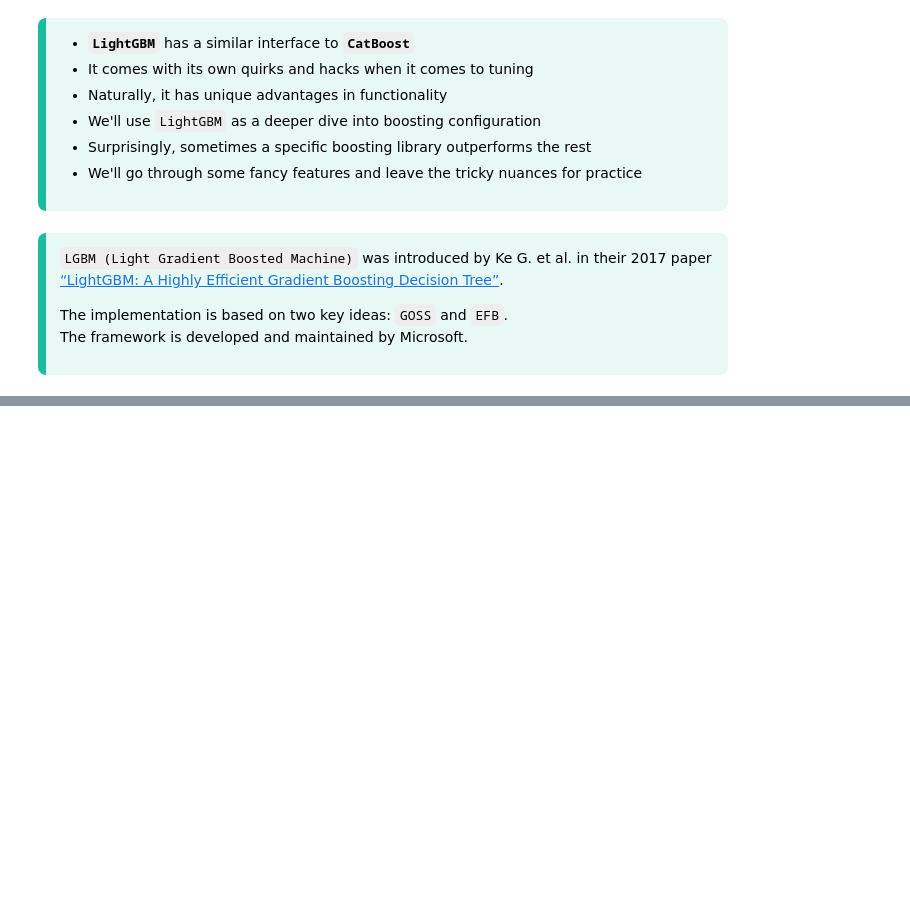
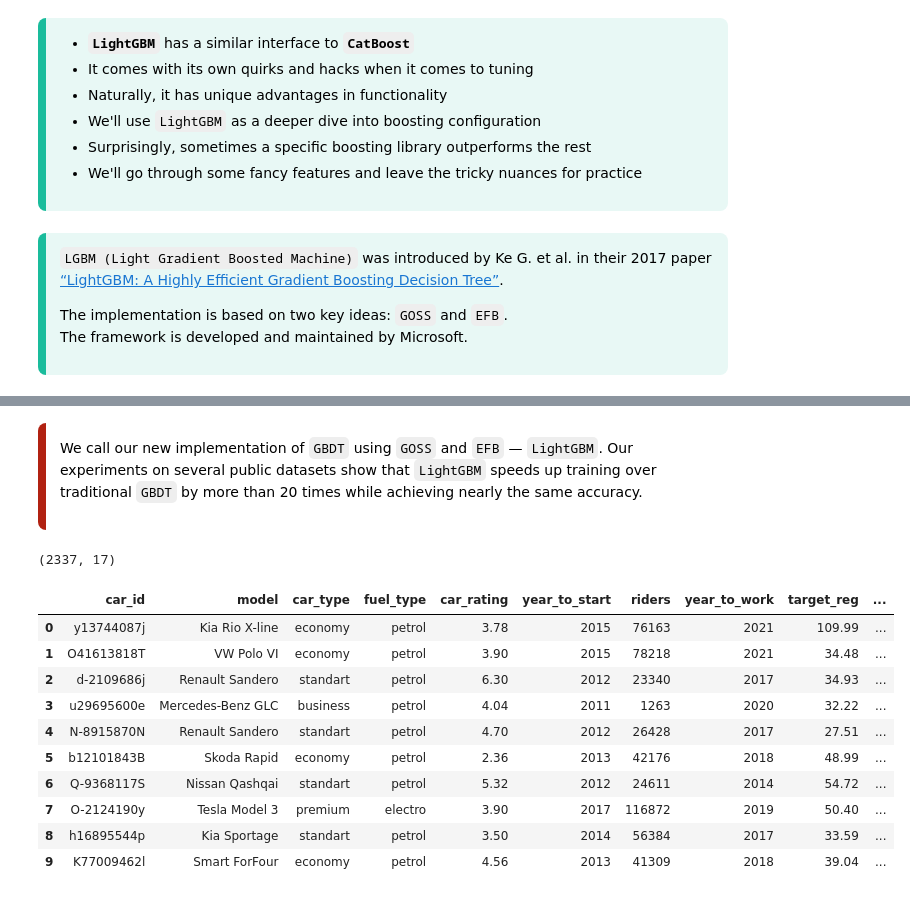
Before and after one commit to aziart/comp-ds, a Jupyter notebook: notebooks/04.2.02 - LightGBM.ipynb, the cells around one changed output, grey strips where cells are left out. Drawn from its saved outputs; the diff is of its cells as text; code cells hidden in the pictures; blank space fills up the shorter version.

Commit message:
04.2.02 in progress: GOSS, EFB, load dataset + overview distributions

```diff
--- a/notebooks/04.2.02 - LightGBM.ipynb
+++ b/notebooks/04.2.02 - LightGBM.ipynb
@@ -54,0 +70,31 @@ The framework is developed and maintained by Microsoft.
+# %% [markdown]
+<div class="alert" style="background-color:rgb(255, 255, 255); border-left: 8px solid #B12111; padding: 14px; border-radius: 8px; font-size: 14px; color: #000000;">
+
+We call our new implementation of `GBDT` using `GOSS` and `EFB` — `LightGBM`. Our experiments on several public datasets show that `LightGBM` speeds up training over traditional `GBDT` by more than 20 times while achieving nearly the same accuracy.
+</div>
+# %%
+import numpy as np
+import pandas as pd
+from sklearn.metrics import accuracy_score
+pd.set_option('display.max_columns', None)
+pd.set_option('display.float_format', "{:,.2f}".format)
+from classes import Paths
+# %%
+paths = Paths()
+path = paths.quickstart_train
+df = pd.read_csv(path)
+print(df.shape)
+df.head(10)
+# %% [output]
+(2337, 17)
+|  | car_id | model | car_type | fuel_type | car_rating | year_to_start | riders | year_to_work | target_reg | ... |
+| 0 | y13744087j | Kia Rio X-line | economy | petrol | 3.78 | 2015 | 76163 | 2021 | 109.99 | ... |
+| 1 | O41613818T | VW Polo VI | economy | petrol | 3.90 | 2015 | 78218 | 2021 | 34.48 | ... |
+| 2 | d-2109686j | Renault Sandero | standart | petrol | 6.30 | 2012 | 23340 | 2017 | 34.93 | ... |
+| 3 | u29695600e | Mercedes-Benz GLC | business | petrol | 4.04 | 2011 | 1263 | 2020 | 32.22 | ... |
+| 4 | N-8915870N | Renault Sandero | standart | petrol | 4.70 | 2012 | 26428 | 2017 | 27.51 | ... |
+| 5 | b12101843B | Skoda Rapid | economy | petrol | 2.36 | 2013 | 42176 | 2018 | 48.99 | ... |
+| 6 | Q-9368117S | Nissan Qashqai | standart | petrol | 5.32 | 2012 | 24611 | 2014 | 54.72 | ... |
+| 7 | O-2124190y | Tesla Model 3 | premium | electro | 3.90 | 2017 | 116872 | 2019 | 50.40 | ... |
+| 8 | h16895544p | Kia Sportage | standart | petrol | 3.50 | 2014 | 56384 | 2017 | 33.59 | ... |
+| 9 | K77009462l | Smart ForFour | economy | petrol | 4.56 | 2013 | 41309 | 2018 | 39.04 | ... |
```
Also changed, not shown: parts of 5 cells of this notebook.
